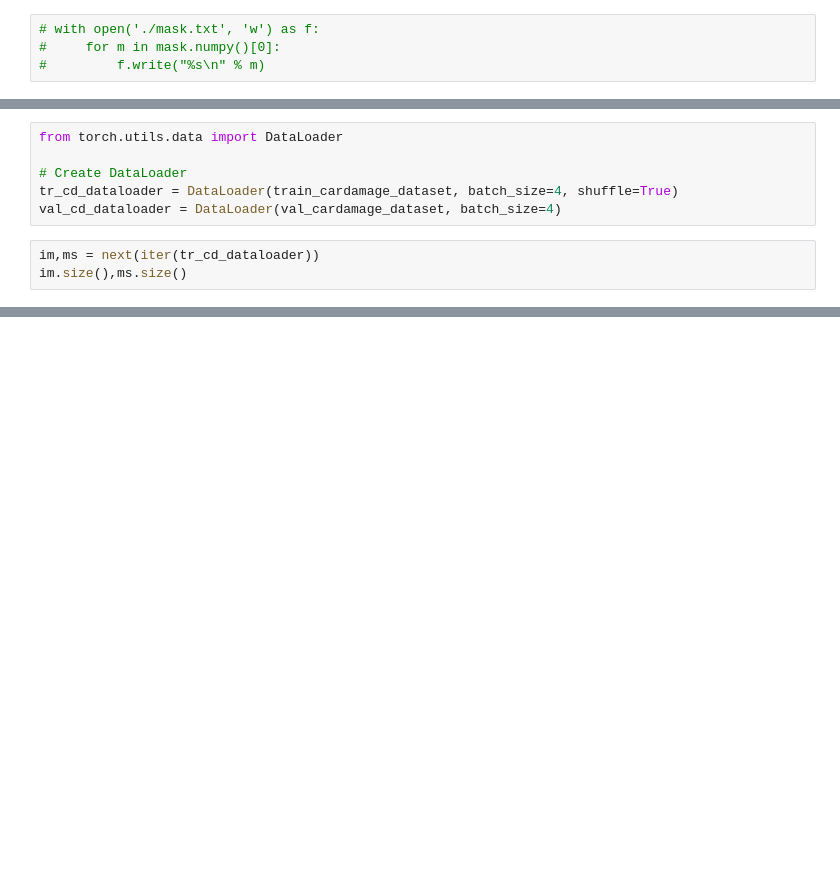
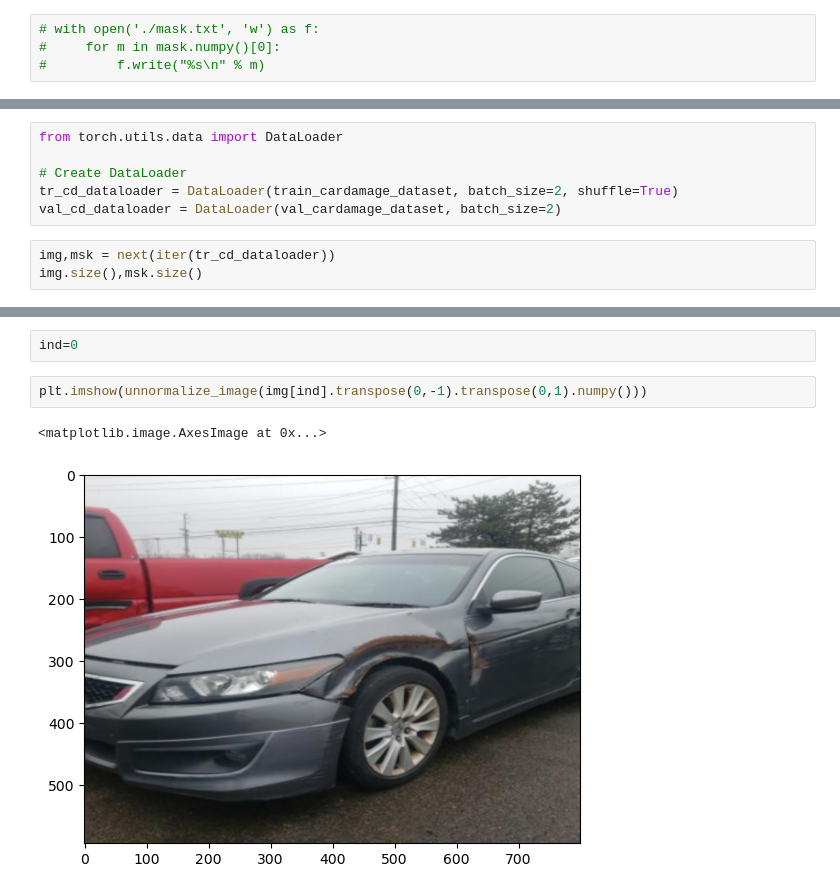
Before and after one commit to akshaygrao77/ImageSegmentation, a Jupyter notebook: segmentation_test.ipynb, the cells around one changed output, grey strips where cells are left out. Drawn from its saved outputs; the diff is of its cells as text; blank space fills up the shorter version.

Commit message:
Tried out new HP settings, also visualized current model performance by drawing masks

```diff
--- a/segmentation_test.ipynb
+++ b/segmentation_test.ipynb
@@ -116,9 +131,9 @@ plt.show()
 from torch.utils.data import DataLoader
 
 # Create DataLoader
-tr_cd_dataloader = DataLoader(train_cardamage_dataset, batch_size=4, shuffle=True)
-val_cd_dataloader = DataLoader(val_cardamage_dataset, batch_size=4)
+tr_cd_dataloader = DataLoader(train_cardamage_dataset, batch_size=2, shuffle=True)
+val_cd_dataloader = DataLoader(val_cardamage_dataset, batch_size=2)
 # %%
-im,ms = next(iter(tr_cd_dataloader))
-im.size(),ms.size()
+img,msk = next(iter(tr_cd_dataloader))
+img.size(),msk.size()
 # %% [output]
@@ -204,0 +178,7 @@ for epoch in range(num_epochs):
+# %%
+ind=0
+# %%
+plt.imshow(unnormalize_image(img[ind].transpose(0,-1).transpose(0,1).numpy()))
+# %% [output]
+<matplotlib.image.AxesImage at 0x...>
+[figure, added]
```
Also changed, not shown: parts of 27 cells of this notebook, 4 other files.
